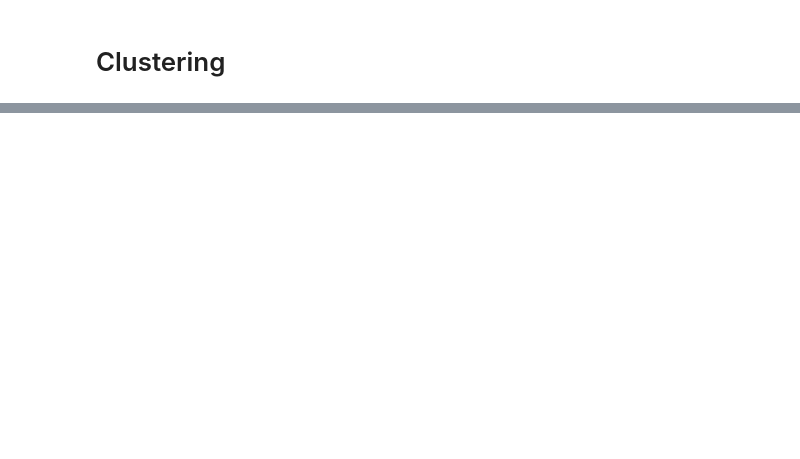
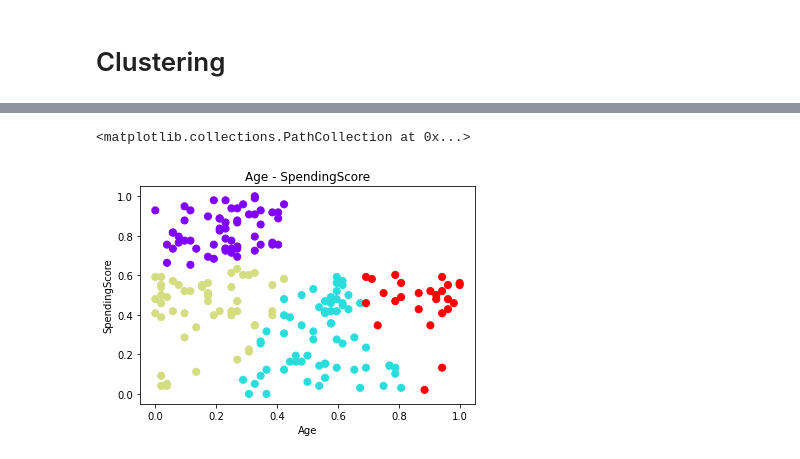
Before and after one commit to HantsonAlec/Portfolio, a Jupyter notebook: Unsupervised_Learning/Unsupervised_Learning_Clustering.ipynb, the cells around one changed output, grey strips where cells are left out. Drawn from its saved outputs; the diff is of its cells as text; code cells hidden in the pictures; blank space fills up the shorter version.

```diff
--- a/Unsupervised_Learning/Unsupervised_Learning_Clustering.ipynb
+++ b/Unsupervised_Learning/Unsupervised_Learning_Clustering.ipynb
@@ -756,0 +133,17 @@ Een veel gebruikte techniek is Non-Maximum Suppression: https://www.pyimagesearc
+# %%
+#MEANSHIFT
+#Based on the results above we can manually lower the bandwith to get more clusters
+#Let's lower it by 0.1
+bandwidth = estimate_bandwidth(X)
+est = MeanShift(bandwidth=bandwidth-0.1)
+est.fit(X)
+labels = est.predict(X)
+plt.title("Age - SpendingScore")
+plt.xlabel("Age")
+plt.ylabel("SpendingScore")
+plt.scatter(X[:, 0], X[:, 1], c=labels, s=50, cmap='rainbow')
+
+#By lowering the bandwith we can now spot 4 different clusters
+# %% [output]
+<matplotlib.collections.PathCollection at 0x...>
+[figure, added]
```
Also changed, not shown: parts of 63 cells of this notebook.
